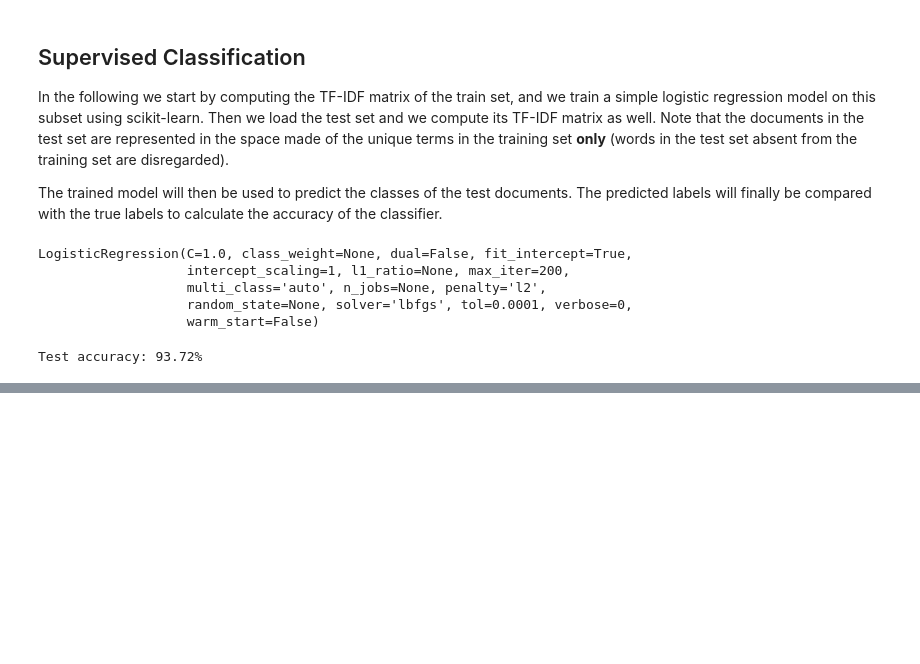
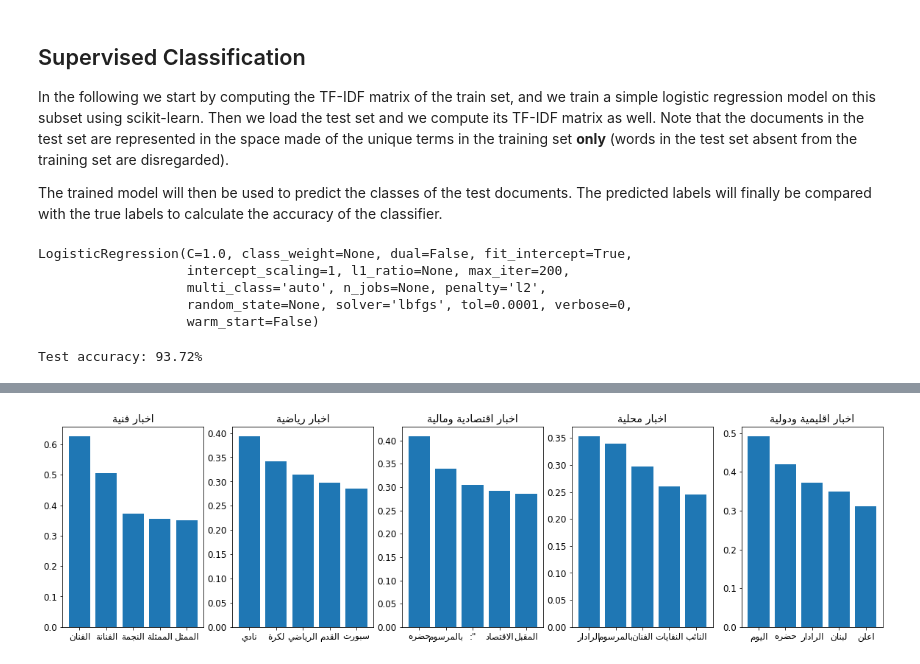
Before and after one commit to moussaKam/arabic_news_classification, a Jupyter notebook: tfidf.ipynb, the cells around one changed output, grey strips where cells are left out. Cells and saved outputs as stored; diff of their text form; code cells hidden in the pictures; blank space fills up the shorter version.

```diff
--- a/tfidf.ipynb
+++ b/tfidf.ipynb
@@ -149,0 +156,27 @@ Test accuracy: 93.72%
+# %%
+import matplotlib.pyplot as plt
+%matplotlib inline
+import arabic_reshaper
+from bidi.algorithm import get_display
+
+ind2cat = {}
+with open('data/cat2ind.csv', 'r') as f:
+    for line in f:
+        tmp = line.strip().split(',')
+        ind2cat[int(tmp[1])] = tmp[0]
+    f.close()
+
+categories = ind2cat.values()
+categories_reshaped = [get_display(arabic_reshaper.reshape(el)) for el in categories] # nice arabic text display
+plt.figure(figsize=(20, 5))
+plt.rc('font', size=12)
+for label in ind2cat.keys():
+    arr = np.abs(classifier.coef_[label])
+    top5 = np.argsort(-arr)[:5]
+    plt.subplot(1, 5, label+1)
+    plt.title(categories_reshaped[label])
+    top_words = [tfidf.ind2word[index] for index in top5]
+    top_words = [get_display(arabic_reshaper.reshape(el)) for el in top_words]
+    plt.bar(top_words, arr[list(top5)])
+# %% [output]
+[figure, added]
```
Also changed, not shown: parts of 1 cell of this notebook.
